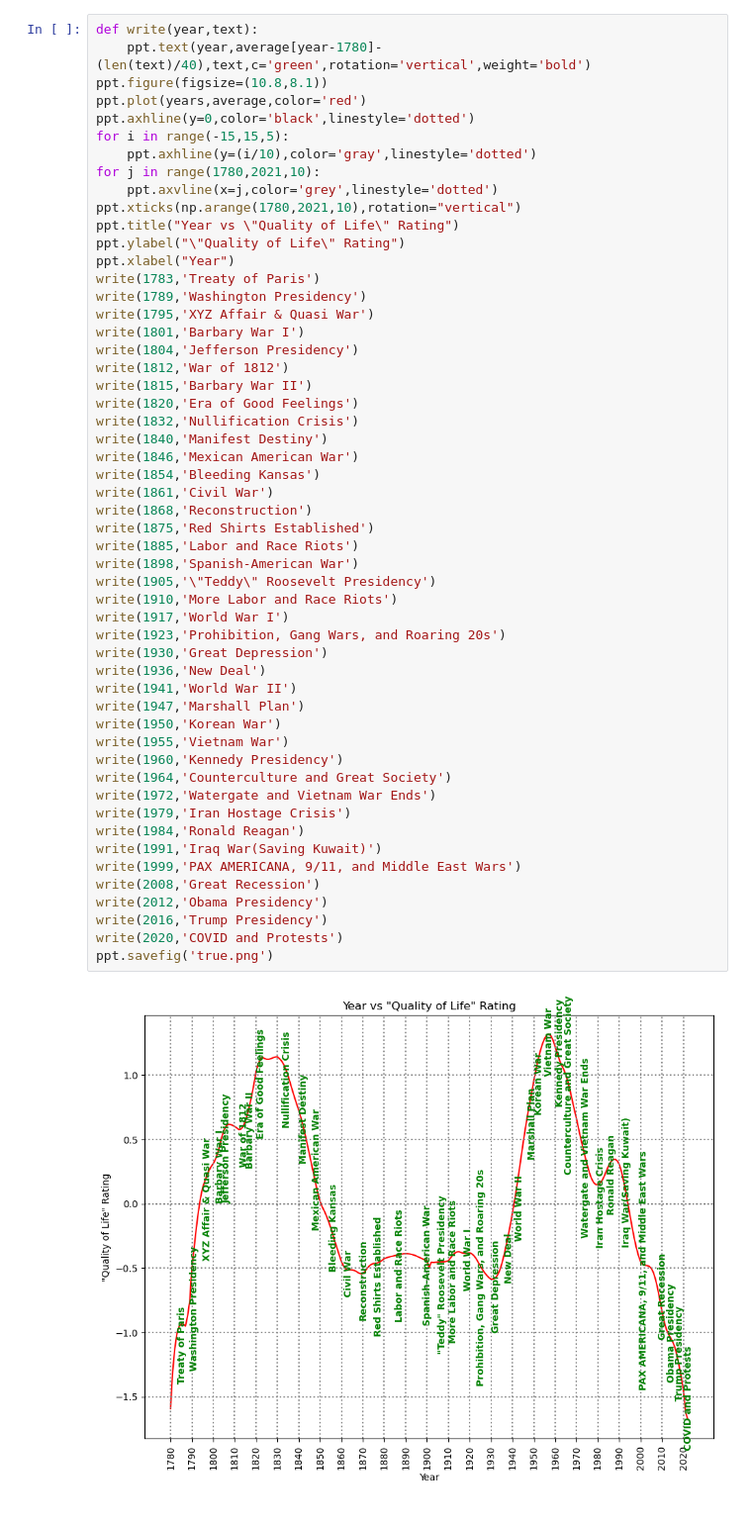
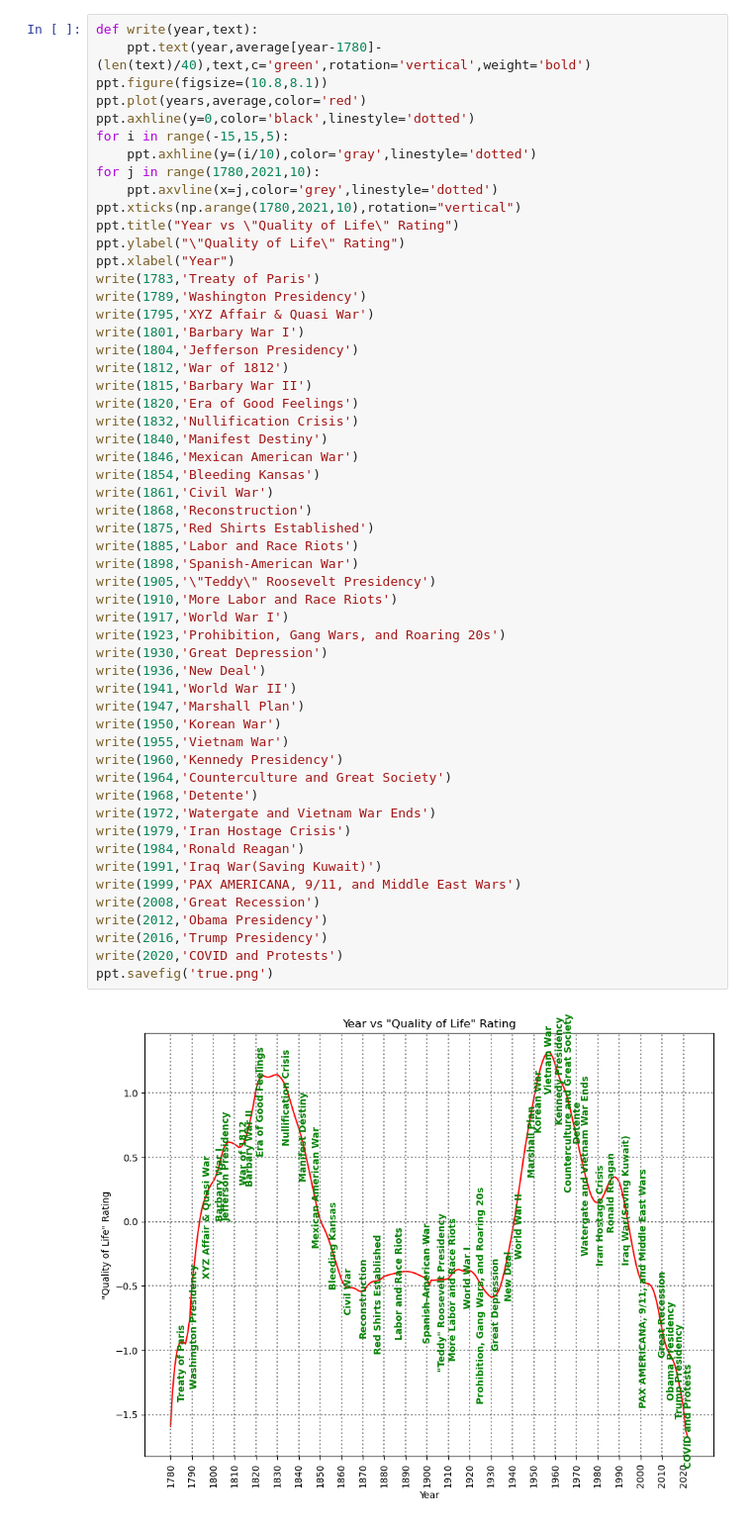
Before and after one commit to akhilmanhattan/cliodynamics, a Jupyter notebook: America/5/valley.ipynb, the cells around one changed output. Shown at 99% size. Saved outputs shown, nothing was run; the diff lists cells and outputs as text.

```diff
--- a/America/5/valley.ipynb
+++ b/America/5/valley.ipynb
@@ -127,31 +127,32 @@ write(1840,'Manifest Destiny')
 write(1846,'Mexican American War')
 write(1854,'Bleeding Kansas')
 write(1861,'Civil War')
 write(1868,'Reconstruction')
 write(1875,'Red Shirts Established')
 write(1885,'Labor and Race Riots')
 write(1898,'Spanish-American War')
 write(1905,'\"Teddy\" Roosevelt Presidency')
 write(1910,'More Labor and Race Riots')
 write(1917,'World War I')
 write(1923,'Prohibition, Gang Wars, and Roaring 20s')
 write(1930,'Great Depression')
 write(1936,'New Deal')
 write(1941,'World War II')
 write(1947,'Marshall Plan')
 write(1950,'Korean War')
 write(1955,'Vietnam War')
 write(1960,'Kennedy Presidency')
 write(1964,'Counterculture and Great Society')
+write(1968,'Detente')
 write(1972,'Watergate and Vietnam War Ends')
 write(1979,'Iran Hostage Crisis')
 write(1984,'Ronald Reagan')
 write(1991,'Iraq War(Saving Kuwait)')
 write(1999,'PAX AMERICANA, 9/11, and Middle East Wars')
 write(2008,'Great Recession')
 write(2012,'Obama Presidency')
 write(2016,'Trump Presidency')
 write(2020,'COVID and Protests')
 ppt.savefig('true.png')
 # %% [output]
-[figure, old version]
+[figure, new version]
```
Also changed, not shown: 1 other file.
